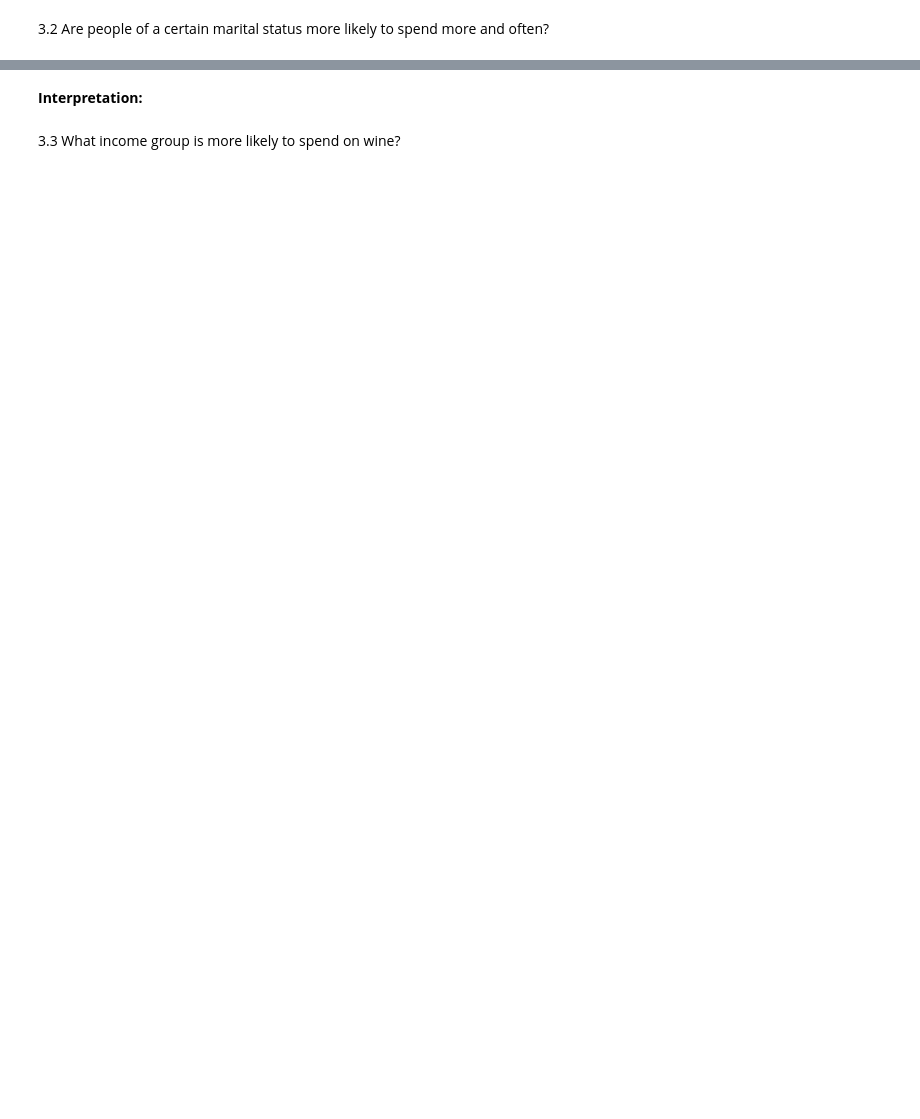
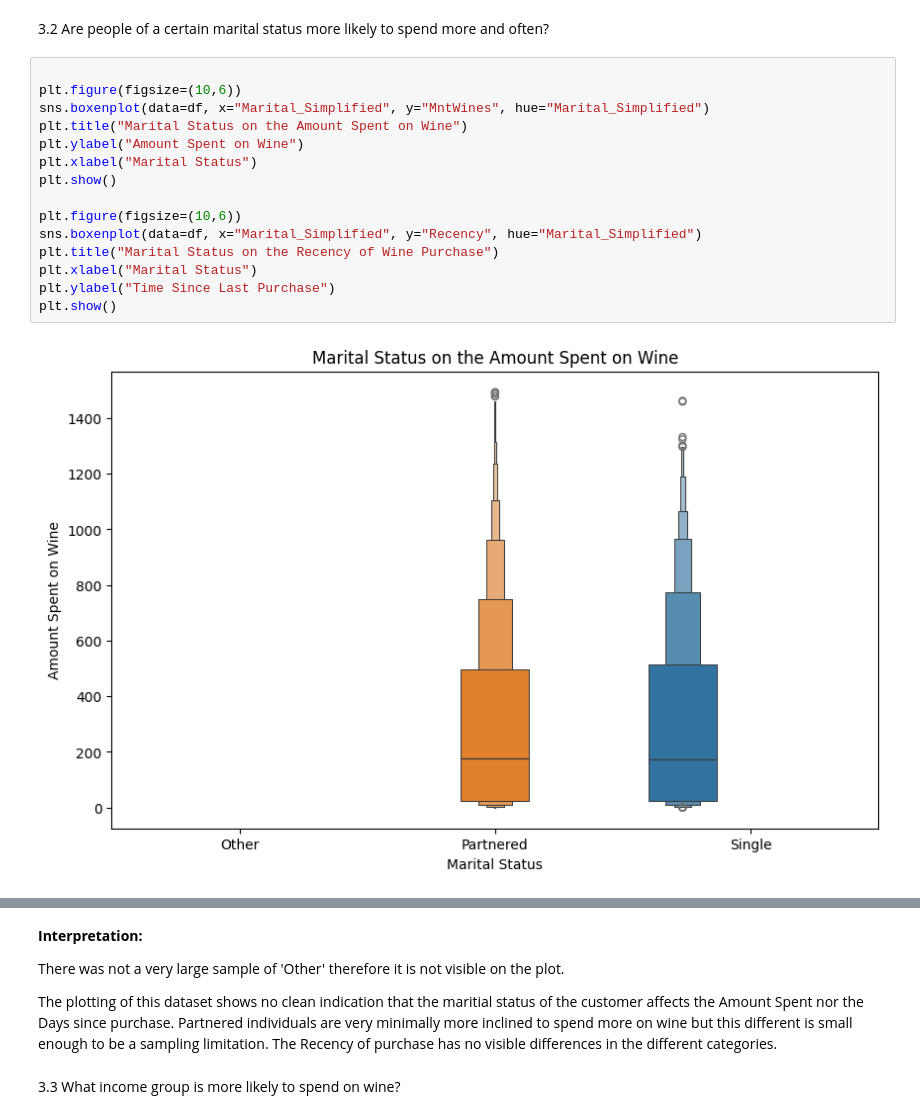
Before and after one commit to ShayanDhillon/Data200-Final-Customers, a Jupyter notebook: CustomerAnalysis.ipynb, the cells around one changed output, grey strips where cells are left out. Saved outputs shown, nothing was run; the diff lists cells and outputs as text; blank space fills up the shorter version.

```diff
--- a/CustomerAnalysis.ipynb
+++ b/CustomerAnalysis.ipynb
@@ -185,2 +220,19 @@ Finding commonalities among high spenders will be important for understanding th
 # %% [markdown]
 3.2 Are people of a certain marital status more likely to spend more and often?
+# %%
+
+plt.figure(figsize=(10,6))
+sns.boxenplot(data=df, x="Marital_Simplified", y="MntWines", hue="Marital_Simplified")
+plt.title("Marital Status on the Amount Spent on Wine")
+plt.ylabel("Amount Spent on Wine")
+plt.xlabel("Marital Status")
+plt.show()
+
+plt.figure(figsize=(10,6))
+sns.boxenplot(data=df, x="Marital_Simplified", y="Recency", hue="Marital_Simplified")
+plt.title("Marital Status on the Recency of Wine Purchase")
+plt.xlabel("Marital Status")
+plt.ylabel("Time Since Last Purchase")
+plt.show()
+# %% [output]
+[figure, added]
@@ -187,4 +240,8 @@ Finding commonalities among high spenders will be important for understanding th
 # %% [markdown]
 **Interpretation:**
+
+There was not a very large sample of 'Other' therefore it is not visible on the plot.
+
+The plotting of this dataset shows no clean indication that the maritial status of the customer affects the Amount Spent nor the Days since purchase. Partnered individuals are very minimally more inclined to spend more on wine but this different is small enough to be a sampling limitation. The Recency of purchase has no visible differences in the different categories.
 # %% [markdown]
 3.3 What income group is more likely to spend on wine?
```
Also changed, not shown: parts of 8 cells of this notebook.
